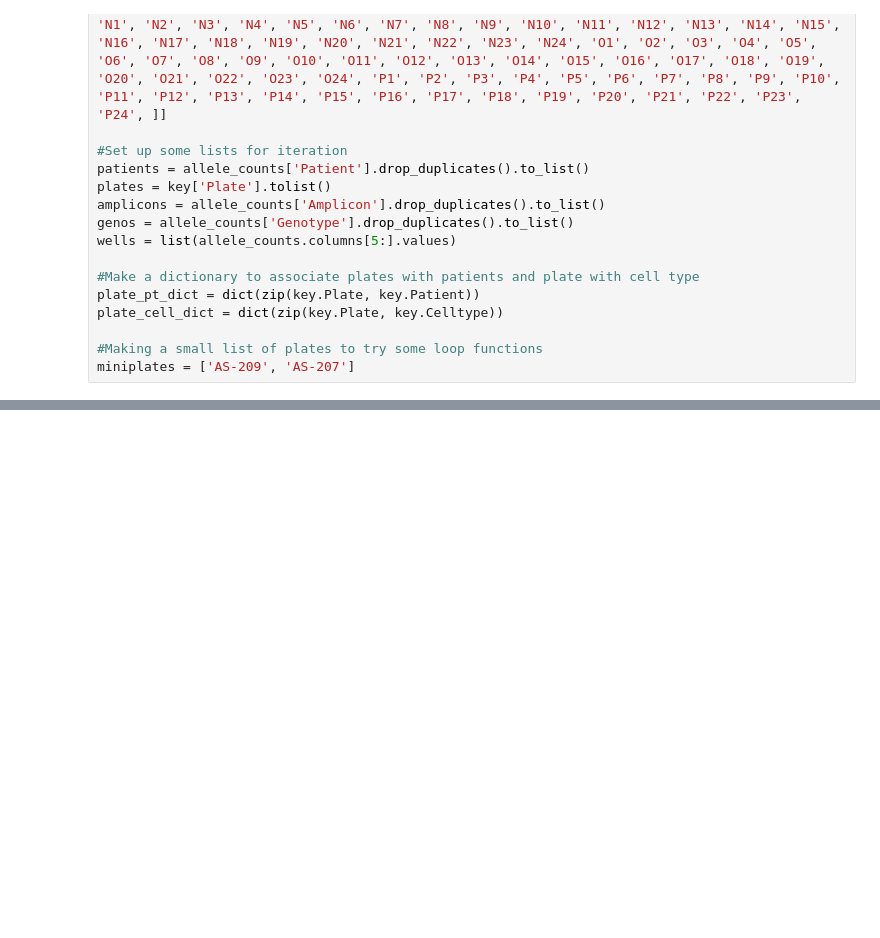
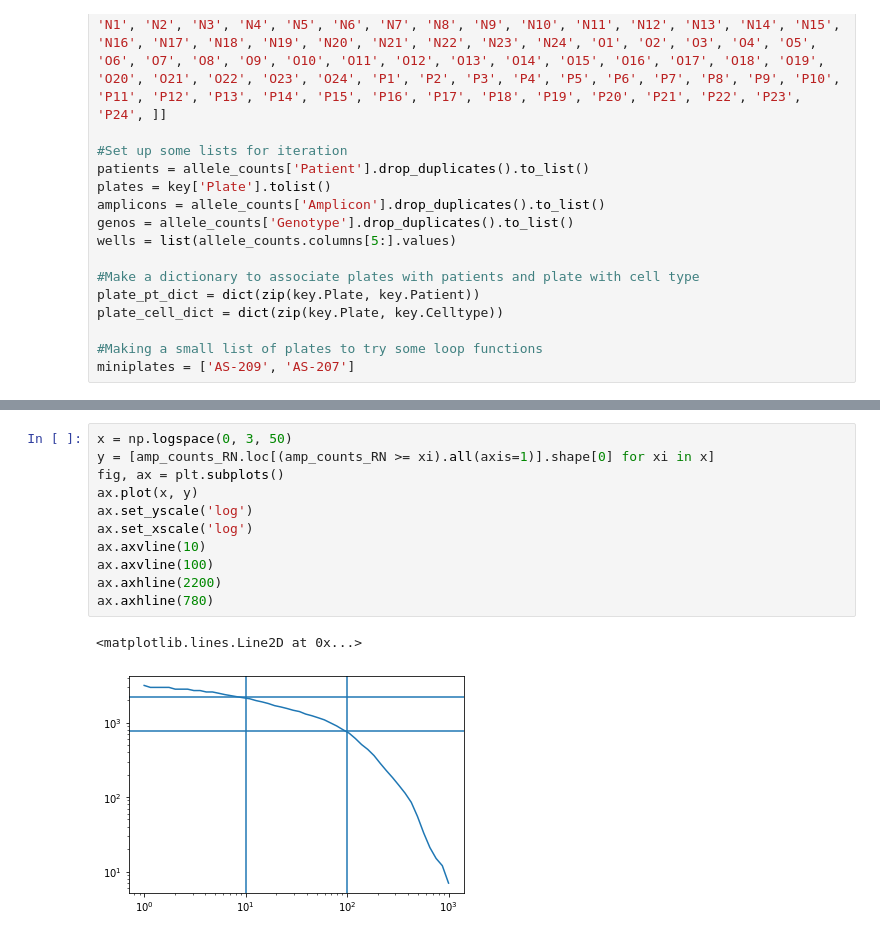
Before and after one commit to AnnatinaSchnegg/AS_amplicons, a Jupyter notebook: Code/Reads per amplicon per plate.ipynb, the cells around one changed output, grey strips where cells are left out. Cells and saved outputs as stored; diff of their text form; blank space fills up the shorter version.

```diff
--- a/Code/Reads per amplicon per plate.ipynb
+++ b/Code/Reads per amplicon per plate.ipynb
@@ -220,0 +336,14 @@ Which patient to plot - EL, RN, GR? RN
+# %%
+x = np.logspace(0, 3, 50)
+y = [amp_counts_RN.loc[(amp_counts_RN >= xi).all(axis=1)].shape[0] for xi in x]
+fig, ax = plt.subplots()
+ax.plot(x, y)
+ax.set_yscale('log')
+ax.set_xscale('log')
+ax.axvline(10)
+ax.axvline(100)
+ax.axhline(2200)
+ax.axhline(780)
+# %% [output]
+<matplotlib.lines.Line2D at 0x...>
+[figure, added]
```
Also changed, not shown: parts of 6 cells of this notebook, 3 other files.
